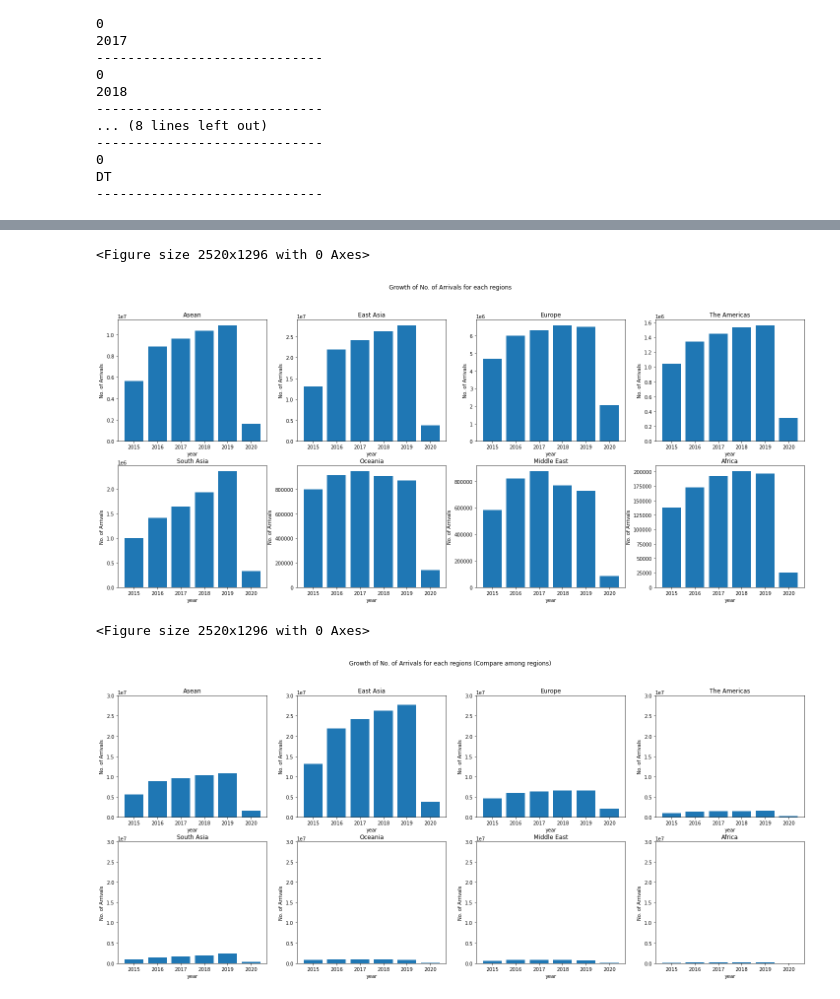
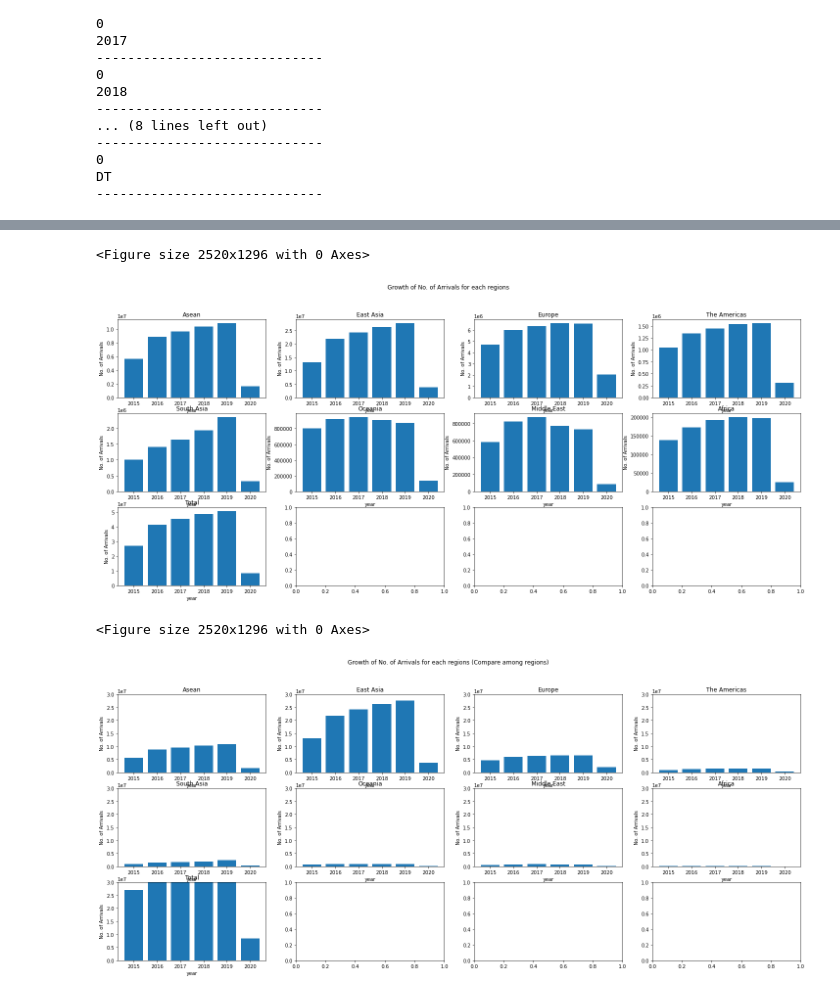
Before and after one commit to KagErou710/BIA, a Jupyter notebook: test.ipynb, the cells around one changed output, grey strips where cells are left out. Saved outputs shown, nothing was run; the diff lists cells and outputs as text; code cells hidden in the pictures.

```diff
--- a/test.ipynb
+++ b/test.ipynb
@@ -107,7 +107,29 @@ df2017["year"] = 2017
 df2016["year"] = 2016
 df2015["year"] = 2015
 
+for df in [df2015, df2016, df2017, df2018, df2019, df2020]:
+
+    new_row = ['Other', df["No. of Arrivals"].sum(), df['Length of Stay(Days)'].mean(),
+               df['Per Capita Spending(Baht/Day)'].mean(), df['Per Capita Spending($US/Day)'].mean(),
+               df['Tourism Receipts(Mil. Baht)'].sum(), df['Tourism Receipts(Mil. $US)'].sum(), 'Total', df['year'][1]]
+
+        # new_row = {"Country of Residence": 'Other',
+        #        "No. of Arrivals": df["No. of Arrivals"].sum(),
+        #        'Length of Stay(Days)': df['Length of Stay(Days)'].mean(),
+        #        'Per Capita Spending(Baht/Day)': df['Per Capita Spending(Baht/Day)'].mean(),
+        #        'Per Capita Spending($US/Day)': df['Per Capita Spending($US/Day)'].mean(),
+        #        'Tourism Receipts(Mil. Baht)': df['Tourism Receipts(Mil. Baht)'].sum(),
+        #        'Tourism Receipts(Mil. $US)': df['Tourism Receipts(Mil. $US)'].sum(),
+        #        'Region': 'Total',
+        #        'year': df['year'][1]}
+    df.loc[len(df.index)] = new_row
+    print(df)
+
 dfNationality = pd.concat([df2015, df2016, df2017, df2018, df2019, df2020], ignore_index=True)
 dfList['integrated']=dfNationality
+numList = ['No. of Arrivals', 'Length of Stay(Days)', 'Per Capita Spending(Baht/Day)', 'Per Capita Spending($US/Day)', 'Tourism Receipts(Mil. Baht)', 'Tourism Receipts(Mil. $US)']
+
+
+
+
 dfNationality
-numList = ['No. of Arrivals', 'Length of Stay(Days)', 'Per Capita Spending(Baht/Day)', 'Per Capita Spending($US/Day)', 'Tourism Receipts(Mil. Baht)', 'Tourism Receipts(Mil. $US)']
@@ -177,7 +230,7 @@ plt.show()
 plt.figure(figsize=(35, 18))
 
 
-fig, axes = plt.subplots(nrows=2, ncols=4, figsize=(25, 10))
+fig, axes = plt.subplots(nrows=3, ncols=4, figsize=(25, 10))
 
 i=0
 for region in Regions:
@@ -192,37 +245,37 @@ for region in Regions:
     axes[row, col].set_ylabel("No. of Arrivals")
     axes[row, col].set_title(region)
     # axes[row, col].set_ylim(0, 30000000)
     i+=1
 plt.suptitle('Growth of No. of Arrivals for each regions')
 plt.show()
 
 
 plt.figure(figsize=(35, 18))
 
 
-fig, axes = plt.subplots(nrows=2, ncols=4, figsize=(25, 10))
+fig, axes = plt.subplots(nrows=3, ncols=4, figsize=(25, 10))
 i=0
 for region in Regions:
     row = i // 4
     col = i % 4
     df = dfNationality[dfNationality["Region"] == region]
     year_totals = df.groupby("year")["No. of Arrivals"].sum()
     # year_totals = year_totals.filter(like=region)
     # axes[row, col].figure(figsize=(20, 12))
     axes[row, col].bar(year_totals.index, year_totals.values)
     axes[row, col].set_xlabel("year")
     axes[row, col].set_ylabel("No. of Arrivals")
     axes[row, col].set_title(region)
     axes[row, col].set_ylim(0, 30000000)
     i+=1
 
 plt.suptitle('Growth of No. of Arrivals for each regions (Compare among regions)')
 plt.show()
 # %% [output]
 <Figure size 2520x1296 with 0 Axes>
-[figure, old version]
+[figure, new version]
 <Figure size 2520x1296 with 0 Axes>
-[figure, old version]
+[figure, new version]
 # %%
 import seaborn as sns
 sns.heatmap(df.corr(), annot=True)
```
Also changed, not shown: parts of 17 cells of this notebook.
